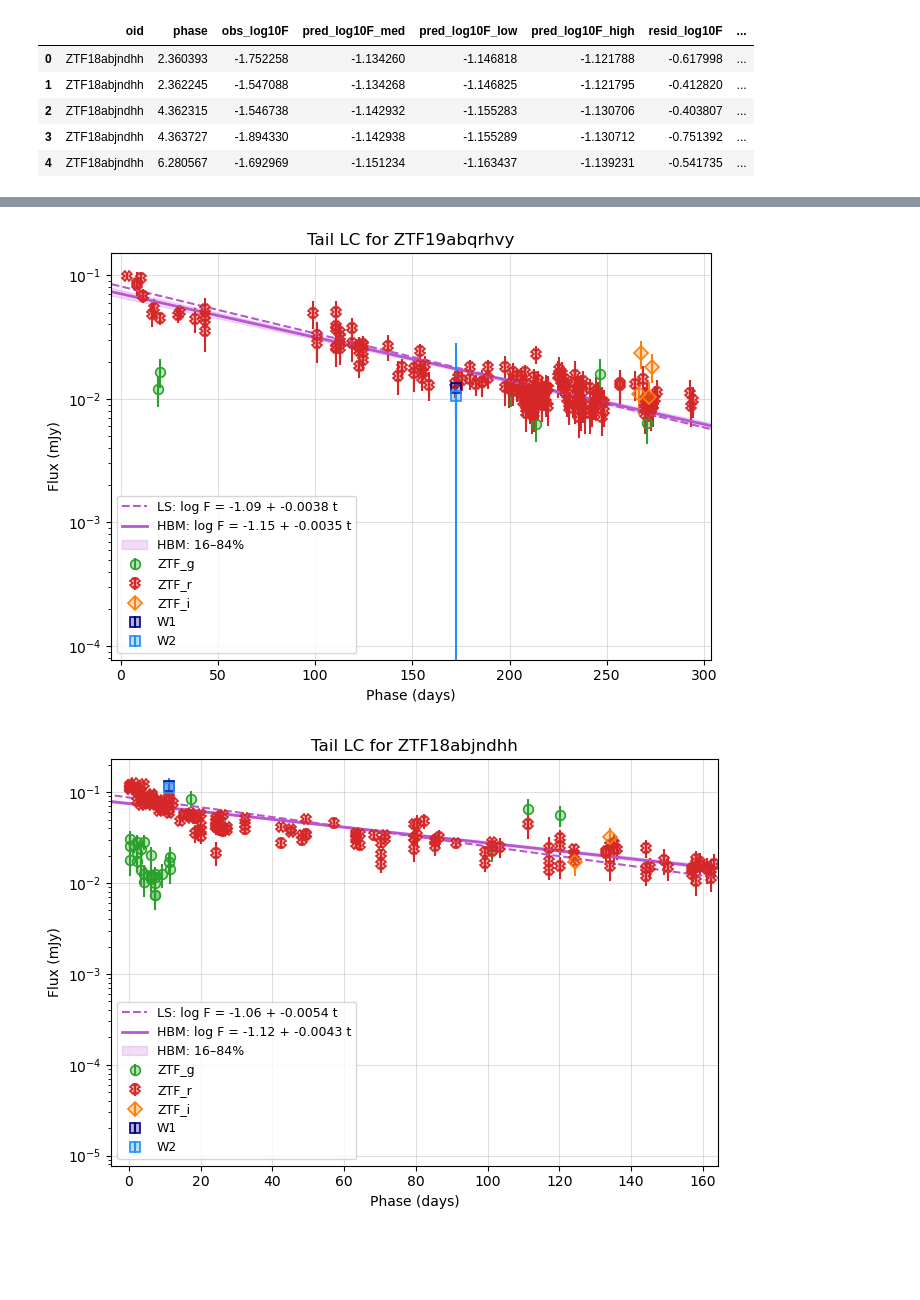
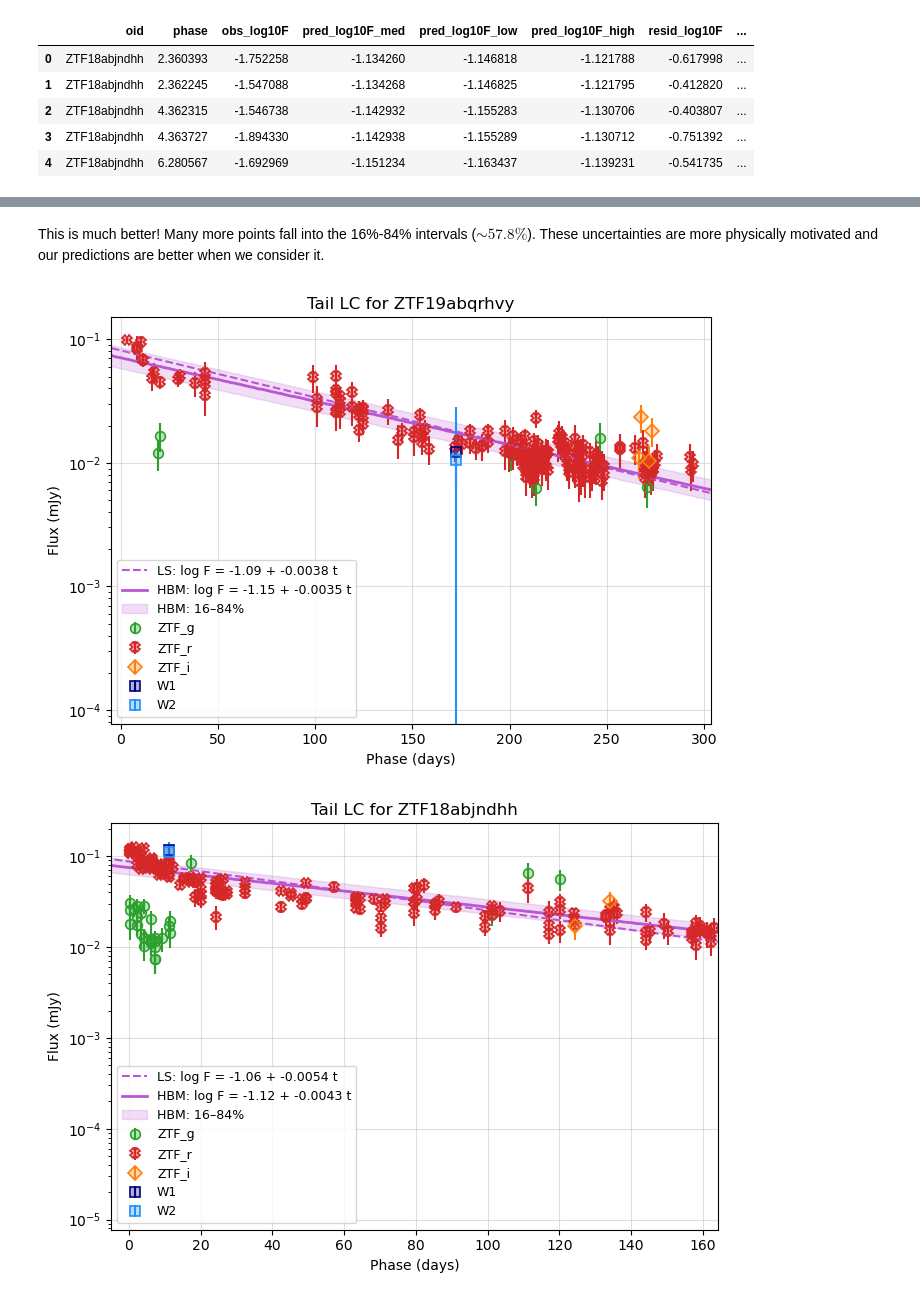
Before and after one commit to ana-lam/astroskills_final, a Jupyter notebook: notebooks/model_assessment.ipynb, the cells around one changed output, grey strips where cells are left out. Drawn from its saved outputs; the diff is of its cells as text; code cells hidden in the pictures; blank space fills up the shorter version.

```diff
--- a/notebooks/model_assessment.ipynb
+++ b/notebooks/model_assessment.ipynb
@@ -182,7 +200,9 @@ Poorly predicted observations:  (330, 8)
+# %% [markdown]
+This is much better! Many more points fall into the 16%-84% intervals ($\sim 57.8\%$). These uncertainties are more physically motivated and our predictions are better when we consider it.
 # %%
 for i, oid in enumerate(test_oids):
-    pred_df = m.predict_tail(oid)
+    pred_df = m.predict_tail(oid, include_intrinsic_scatter=True)
     ax = plot_tail_models(oid, df_clean, pred_df)
 # %% [output]
-[figure, old version]
+[figure, new version]
-[figure, old version]
+[figure, new version]
```
Also changed, not shown: parts of 19 cells of this notebook.
